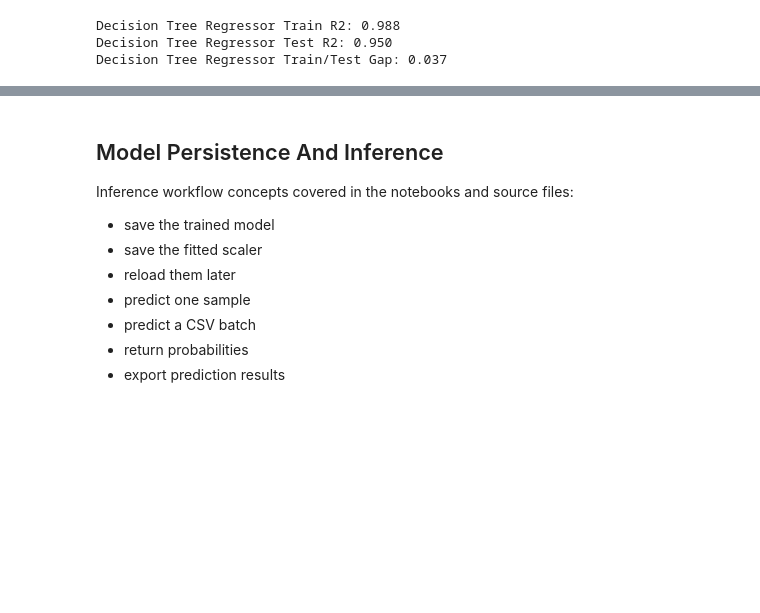
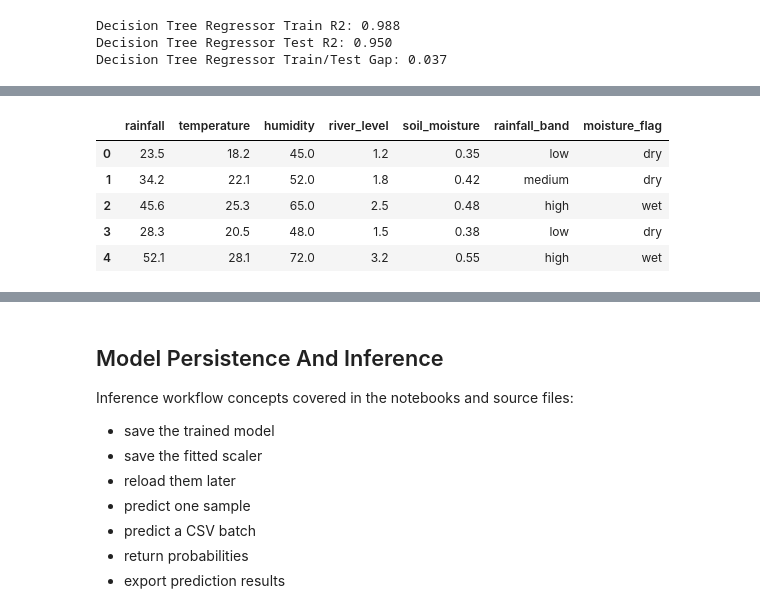
Before and after one commit to kalviumcommunity/S66-0426-Niru-FloodRisk-MachineLearning, a Jupyter notebook: notebooks/complete_project_workflow.ipynb, the cells around one changed output, grey strips where cells are left out. Saved outputs shown, nothing was run; the diff lists cells and outputs as text; code cells hidden in the pictures; blank space fills up the shorter version.

Commit message:
Add pipeline notebook workflow

```diff
--- a/notebooks/complete_project_workflow.ipynb
+++ b/notebooks/complete_project_workflow.ipynb
@@ -1343,0 +1405,20 @@ Decision Tree Regressor Train/Test Gap: 0.037
+# %%
+# This creates a mixed-type demo dataset for pipeline examples.
+pipeline_demo = clean_data.copy()
+pipeline_demo['rainfall_band'] = pd.cut(pipeline_demo['rainfall'], bins=[0, 30, 45, 100], labels=['low', 'medium', 'high'])
+pipeline_demo['moisture_flag'] = np.where(pipeline_demo['soil_moisture'] >= pipeline_demo['soil_moisture'].median(), 'wet', 'dry')
+pipeline_demo.loc[pipeline_demo.sample(frac=0.1, random_state=RANDOM_STATE).index, 'temperature'] = np.nan
+pipeline_demo.loc[pipeline_demo.sample(frac=0.08, random_state=RANDOM_STATE + 1).index, 'rainfall_band'] = np.nan
+num_features_pipe = ['rainfall', 'temperature', 'humidity', 'river_level', 'soil_moisture']
+cat_features_pipe = ['rainfall_band', 'moisture_flag']
+X_pipe = pipeline_demo[num_features_pipe + cat_features_pipe].copy()
+y_pipe = pipeline_demo[TARGET_COLUMN].copy()
+X_train_pipe, X_test_pipe, y_train_pipe, y_test_pipe = train_test_split(X_pipe, y_pipe, test_size=TEST_SIZE, random_state=RANDOM_STATE, stratify=y_pipe)
+display(X_pipe.head())
+# %% [output]
+|  | rainfall | temperature | humidity | river_level | soil_moisture | rainfall_band | moisture_flag |
+| 0 | 23.5 | 18.2 | 45.0 | 1.2 | 0.35 | low | dry |
+| 1 | 34.2 | 22.1 | 52.0 | 1.8 | 0.42 | medium | dry |
+| 2 | 45.6 | 25.3 | 65.0 | 2.5 | 0.48 | high | wet |
+| 3 | 28.3 | 20.5 | 48.0 | 1.5 | 0.38 | low | dry |
+| 4 | 52.1 | 28.1 | 72.0 | 3.2 | 0.55 | high | wet |
```
Also changed, not shown: parts of 15 cells of this notebook.
